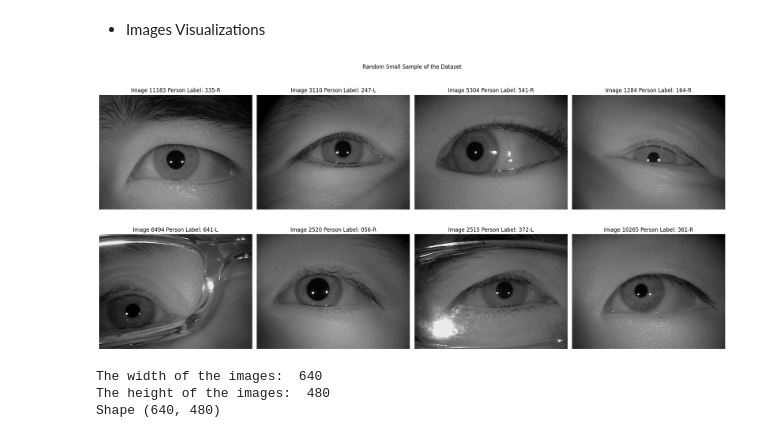
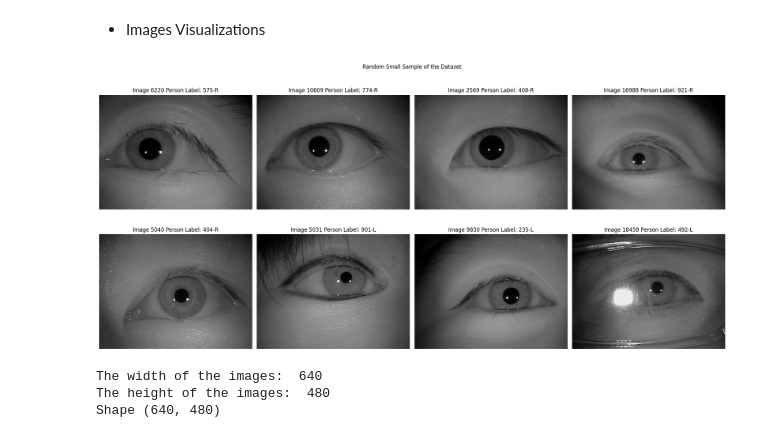
Before and after one commit to sondosaabed/Iris-of-eyes-recognition, a Jupyter notebook: Iris_recognition_1190652.ipynb, the cells around one changed output. Cells and saved outputs as stored; diff of their text form; code cells hidden in the pictures.

```diff
--- a/Iris_recognition_1190652.ipynb
+++ b/Iris_recognition_1190652.ipynb
@@ -332,9 +336,9 @@ def show_random_samples(df, num):
     plt.tight_layout()
     plt.show()
 # %%
-show_random_samples(df_subset, 8)
+show_random_samples(df, 8)
 # %% [output]
-[figure, old version]
+[figure, new version]
 # %%
 image_path =  df.loc[13, "ImagePath"]
 image = PIL.Image.open(image_path)
```
Also changed, not shown: parts of 19 cells of this notebook.
